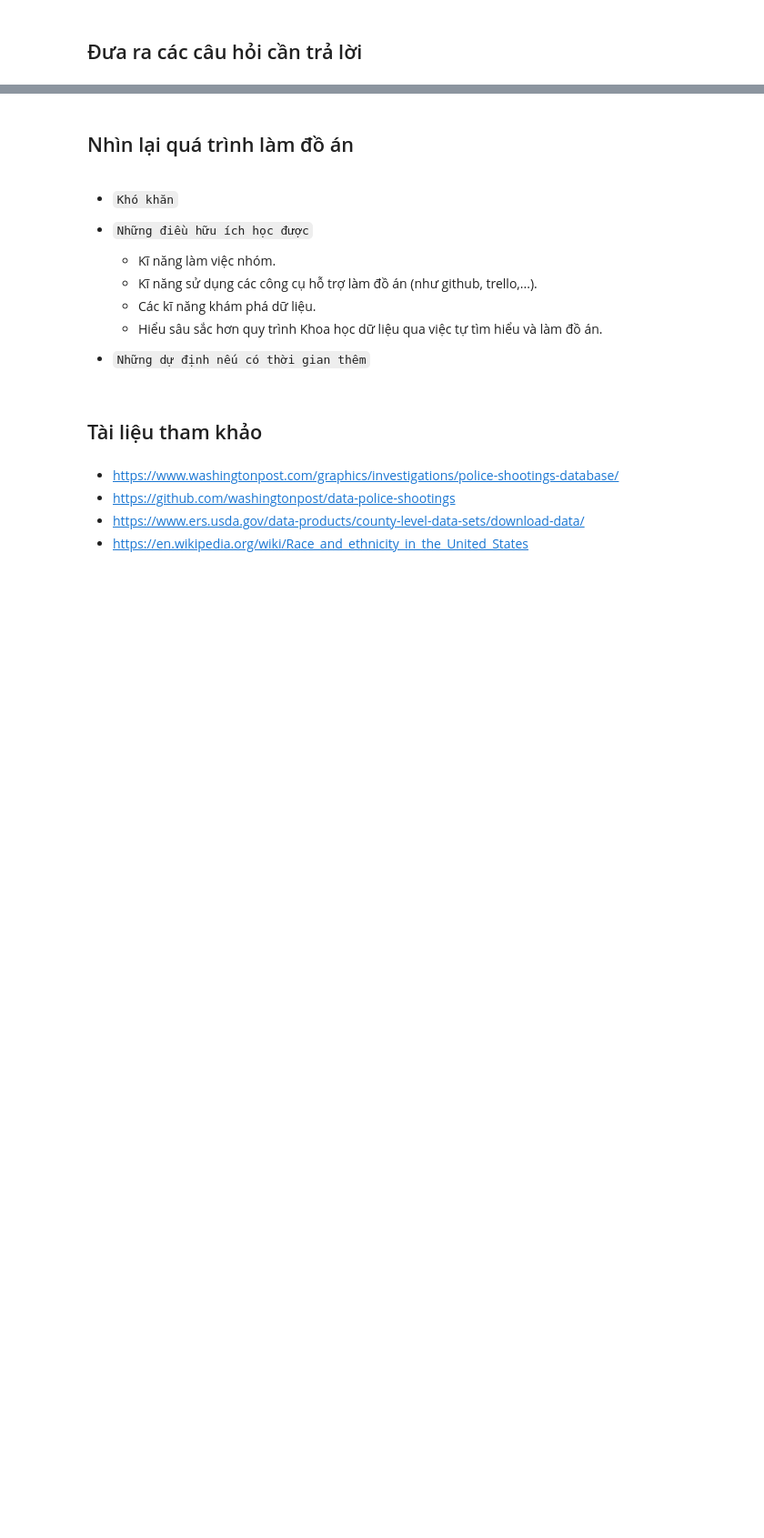
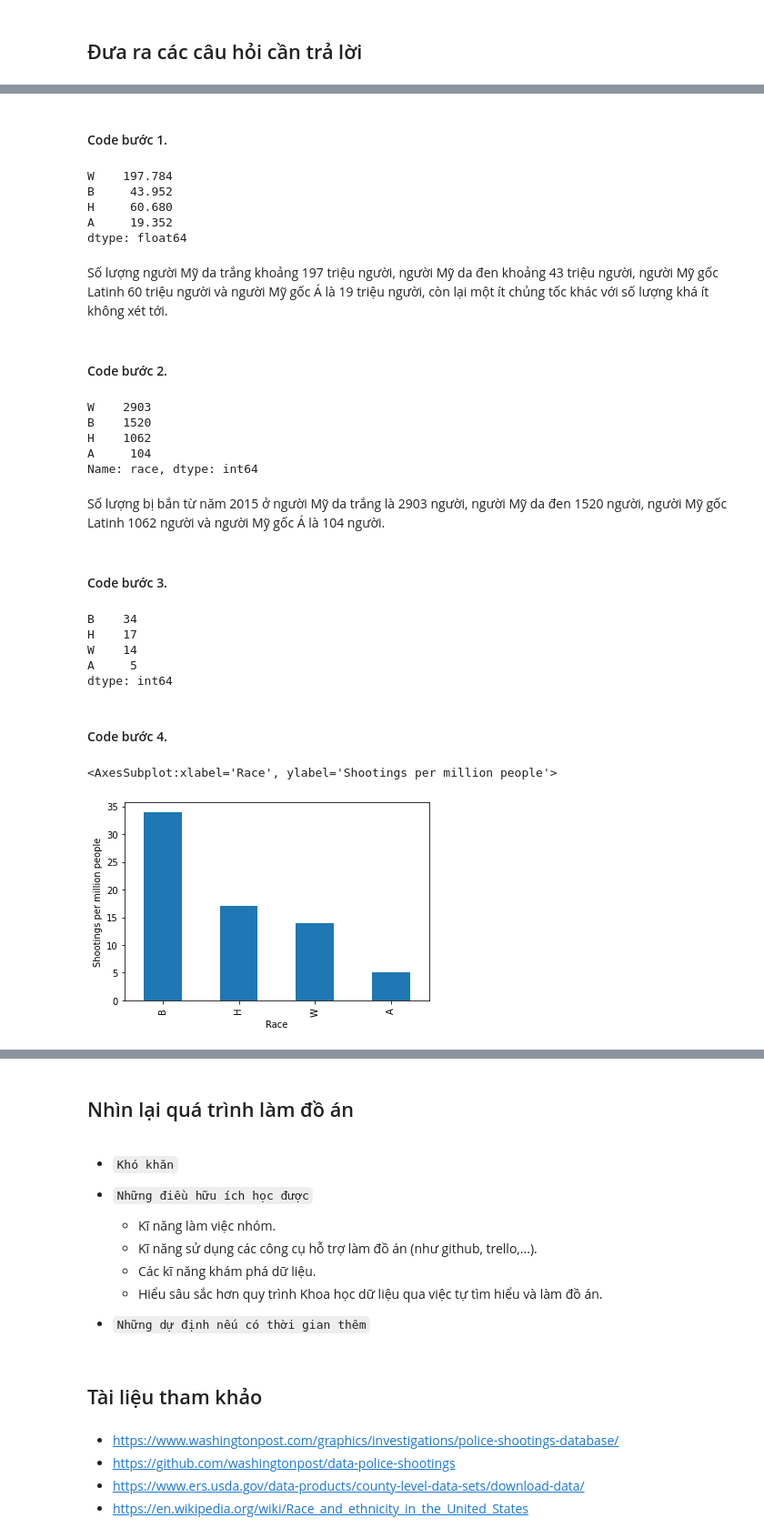
Before and after one commit to trucnguyen13/Final_DS_Project, a Jupyter notebook: thunhap_tienxuly.ipynb, the cells around one changed output, grey strips where cells are left out. Shown at 91% size. Saved outputs shown, nothing was run; the diff lists cells and outputs as text; code cells hidden in the pictures; blank space fills up the shorter version.

```diff
--- a/thunhap_tienxuly.ipynb
+++ b/thunhap_tienxuly.ipynb
@@ -207,0 +325,47 @@ cate_col_profiles_df
+# %% [markdown]
+#### Code bước 1.
+# %%
+population_ratio = np.array([60.3,13.4,18.5,5.9])
+four_race_arr = ['W','B','H','A']
+race_census = pd.Series(population_ratio * 3.28, index = four_race_arr,)
+race_census
+# %% [output]
+W    197.784
+B     43.952
+H     60.680
+A     19.352
+dtype: float64
+# %% [markdown]
+Số lượng người Mỹ da trắng khoảng 197 triệu người, người Mỹ da đen khoảng 43 triệu người, người Mỹ gốc Latinh 60 triệu người và người Mỹ gốc Á là 19 triệu người, còn lại một ít chủng tốc khác với số lượng khá ít không xét tới.
+# %% [markdown]
+#### Code bước 2.
+# %%
+four_race_us = mvt_df[mvt_df.race.isin(four_race_arr)]
+race_shootings = four_race_us.race.value_counts()
+race_shootings
+# %% [output]
+W    2903
+B    1520
+H    1062
+A     104
+Name: race, dtype: int64
+# %% [markdown]
+Số lượng bị bắn từ năm 2015 ở người Mỹ da trắng là 2903 người, người Mỹ da đen 1520 người, người Mỹ gốc Latinh 1062 người và người Mỹ gốc Á là 104 người.
+# %% [markdown]
+#### Code bước 3.
+# %%
+race_ratio = (race_shootings / race_census).astype('int').sort_values(ascending = False)
+race_ratio
+# %% [output]
+B    34
+H    17
+W    14
+A     5
+dtype: int64
+# %% [markdown]
+#### Code bước 4.
+# %%
+race_ratio.plot.bar(xlabel='Race', ylabel= 'Shootings per million people')
+# %% [output]
+<AxesSubplot:xlabel='Race', ylabel='Shootings per million people'>
+[figure, added]
```
Also changed, not shown: parts of 27 cells of this notebook.
